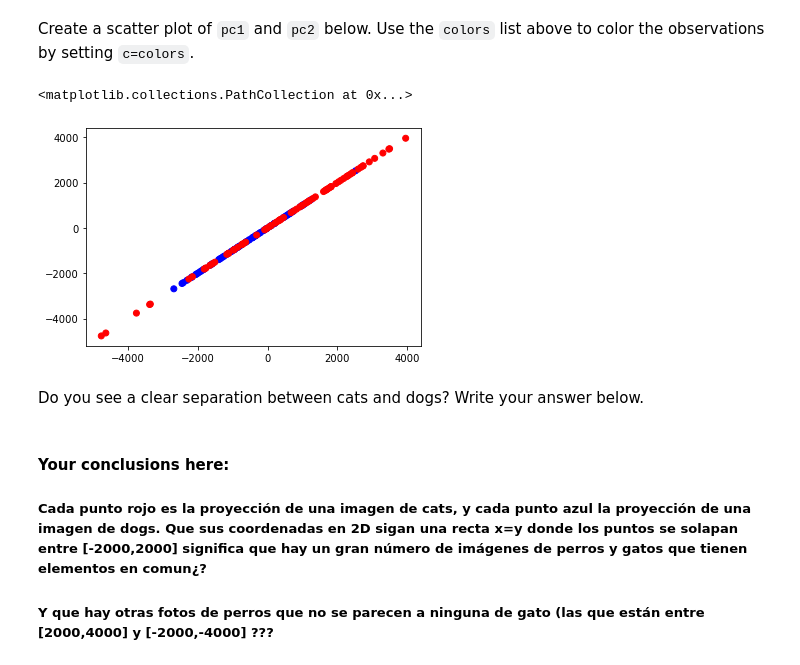
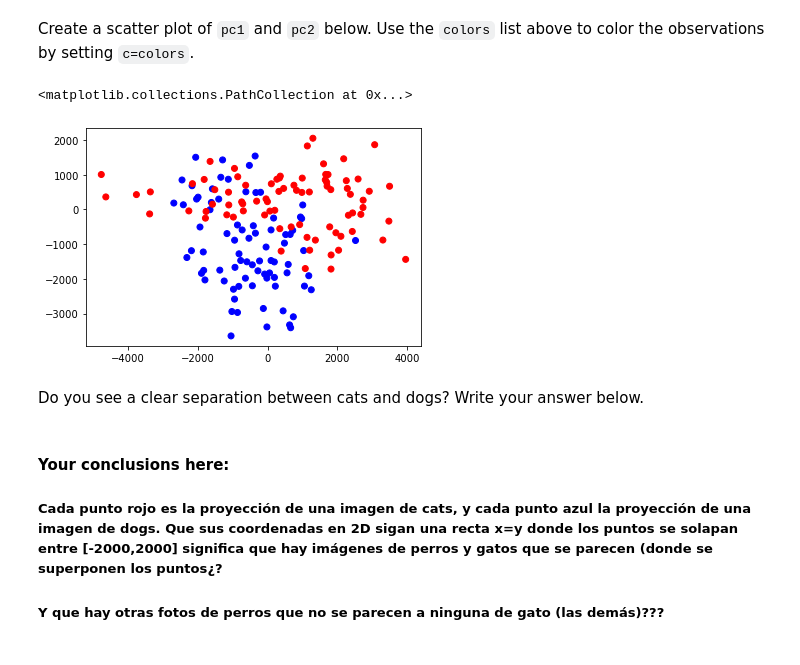
Before and after one commit to silviaherf/datamad0820, a Jupyter notebook: module-2/lab-pca/your-code/main.ipynb, the cells around one changed output. Drawn from its saved outputs; the diff is of its cells as text; code cells hidden in the pictures.

Commit message:
scatterplot final

```diff
--- a/module-2/lab-pca/your-code/main.ipynb
+++ b/module-2/lab-pca/your-code/main.ipynb
@@ -141,13 +141,13 @@ colors=blue+red
 Create a scatter plot of `pc1` and `pc2` below. Use the `colors` list above to color the observations by setting `c=colors`.
 # %%
 # Your code here:
-plt.scatter(data.pc1,data.pc1,c=colors)
+plt.scatter(data.pc1,data.pc2,c=colors)
 # %% [output]
 <matplotlib.collections.PathCollection at 0x...>
-[figure, old version]
+[figure, new version]
 # %% [markdown]
 Do you see a clear separation between cats and dogs? Write your answer below.
 # %% [markdown]
 #### Your conclusions here:
-##### Cada punto rojo es la proyección de una imagen de cats, y cada punto azul la proyección de una imagen de dogs. Que sus coordenadas en 2D sigan una recta x=y donde los puntos se solapan entre [-2000,2000] significa que hay un gran número de imágenes de perros y gatos que tienen elementos en comun¿?
-##### Y que hay otras fotos de perros que no se parecen a ninguna de gato (las que están entre [2000,4000] y [-2000,-4000] ???
+##### Cada punto rojo es la proyección de una imagen de cats, y cada punto azul la proyección de una imagen de dogs. Que sus coordenadas en 2D sigan una recta x=y donde los puntos se solapan entre [-2000,2000] significa que hay imágenes de perros y gatos que se parecen (donde se superponen los puntos¿?
+##### Y que hay otras fotos de perros que no se parecen a ninguna de gato (las demás)???
```
